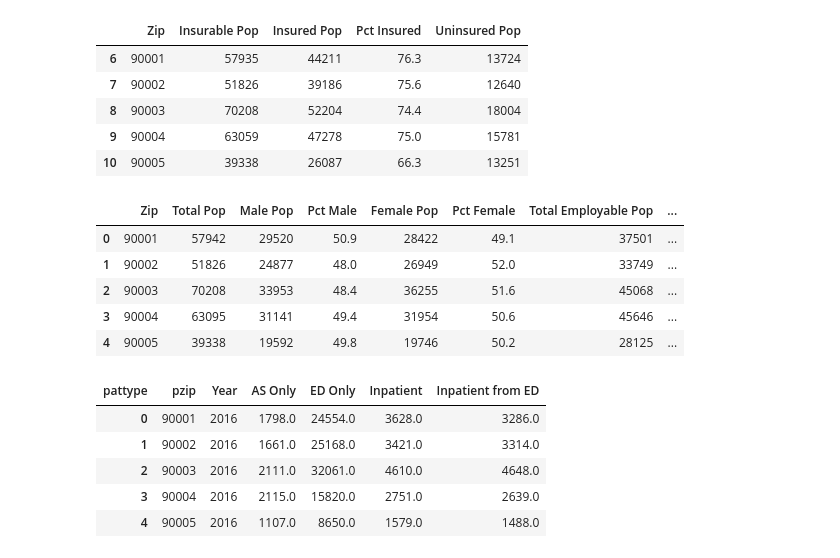
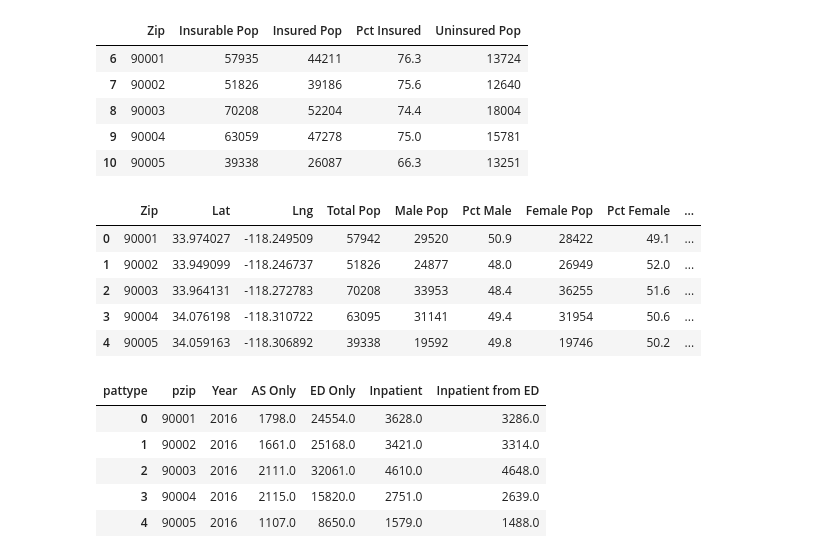
Before and after one commit to velasquezg1/ED_Visits_Cannabis, a Jupyter notebook: ED_Visit_Data_Munging.ipynb, the cells around one changed output. Cells and saved outputs as stored; diff of their text form; code cells hidden in the pictures.

Commit message:
updated data and added gmap to analysis file

```diff
--- a/ED_Visit_Data_Munging.ipynb
+++ b/ED_Visit_Data_Munging.ipynb
@@ -20,3 +20,10 @@ The Area Deprivation Index is used as an indicator of socioeconomic deprivation,
 # %%
 import pandas as pd
 import numpy as np
+# %%
+# Add lat and lon coordinates for CA zip codes to create gmap heat map later
+us_zip_code_coord_df = pd.read_csv("Resources/US Zip Codes from 2013 Government Data.csv")
+ca_zip_code_coord_df = us_zip_code_coord_df[(us_zip_code_coord_df['ZIP']>=90001) & (us_zip_code_coord_df['ZIP']<=97635)]
+ca_zip_code_coord_df = ca_zip_code_coord_df.rename(columns={'ZIP':'Zip','LAT':'Lat','LNG':'Lng'})
+
+ca_zip_code_coord_df.count()
@@ -101,17 +108,19 @@ ca_census_insured_df.head()
 | 10 | 90005 | 39338 | 26087 | 66.3 | 13251 |
 # %%
 # Combine census data sets into one
-ca_census_df1 = ca_census_demo_df.merge(ca_census_emp_df, on='Zip', how='inner')
+ca_census_df0 = ca_zip_code_coord_df.merge(ca_census_demo_df, on='Zip', how='inner')
+ca_census_df1 = ca_census_df0.merge(ca_census_emp_df, on='Zip', how='inner')
 ca_census_df2 = ca_census_df1.merge(ca_census_income_df, on='Zip', how='inner')
 ca_census_df = ca_census_df2.merge(ca_census_insured_df, on='Zip', how='inner')
+
 ca_census_df.head()
 # %% [output]
-|  | Zip | Total Pop | Male Pop | Pct Male | Female Pop | Pct Female | Total Employable Pop | ... |
-| 0 | 90001 | 57942 | 29520 | 50.9 | 28422 | 49.1 | 37501 | ... |
-| 1 | 90002 | 51826 | 24877 | 48.0 | 26949 | 52.0 | 33749 | ... |
-| 2 | 90003 | 70208 | 33953 | 48.4 | 36255 | 51.6 | 45068 | ... |
-| 3 | 90004 | 63095 | 31141 | 49.4 | 31954 | 50.6 | 45646 | ... |
-| 4 | 90005 | 39338 | 19592 | 49.8 | 19746 | 50.2 | 28125 | ... |
+|  | Zip | Lat | Lng | Total Pop | Male Pop | Pct Male | Female Pop | Pct Female | ... |
+| 0 | 90001 | 33.974027 | -118.249509 | 57942 | 29520 | 50.9 | 28422 | 49.1 | ... |
+| 1 | 90002 | 33.949099 | -118.246737 | 51826 | 24877 | 48.0 | 26949 | 52.0 | ... |
+| 2 | 90003 | 33.964131 | -118.272783 | 70208 | 33953 | 48.4 | 36255 | 51.6 | ... |
+| 3 | 90004 | 34.076198 | -118.310722 | 63095 | 31141 | 49.4 | 31954 | 50.6 | ... |
+| 4 | 90005 | 34.059163 | -118.306892 | 39338 | 19592 | 49.8 | 19746 | 50.2 | ... |
 # %%
 # Read 2016 CA OSHPD Utilization file
 ca_hosp_2016_df = pd.read_csv("Resources/POMS2016.csv")
```
Also changed, not shown: parts of 5 cells of this notebook, 5 other files.
